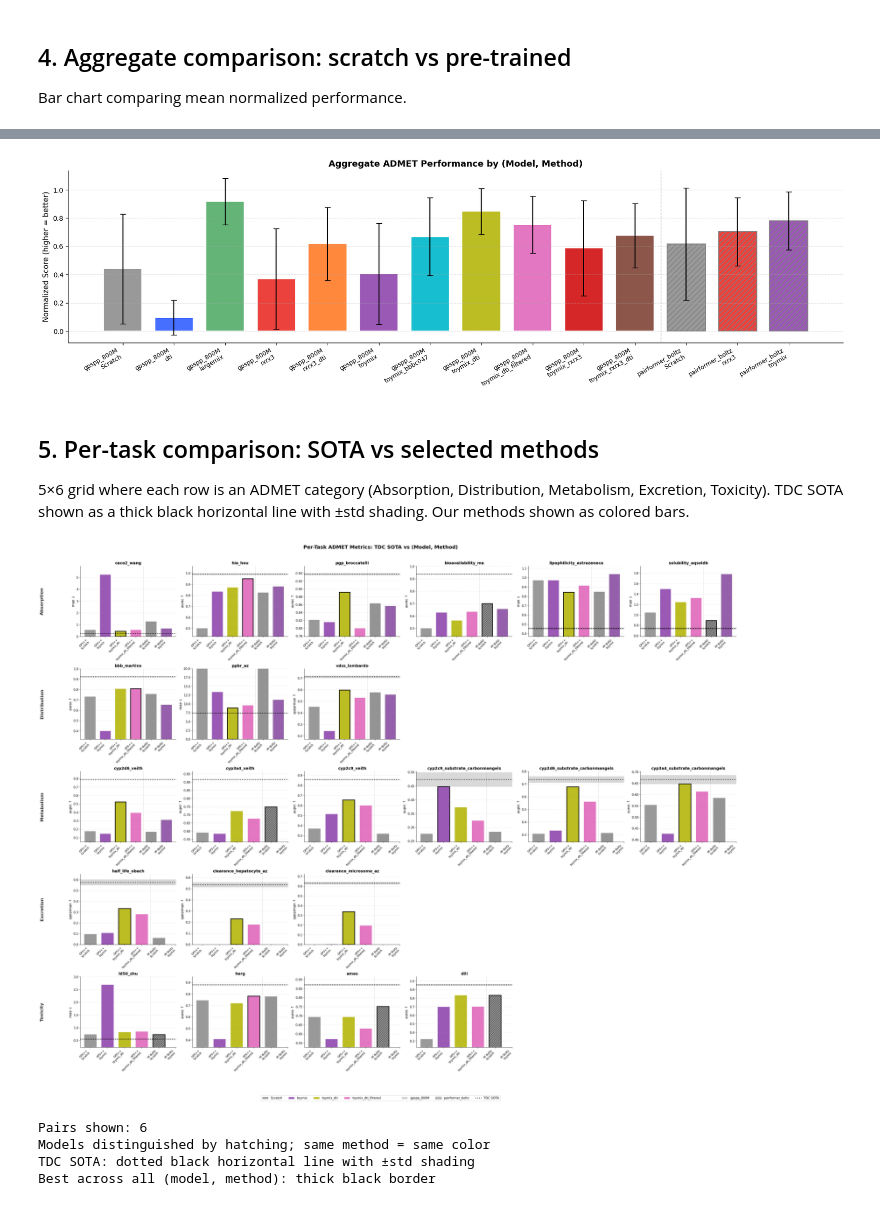
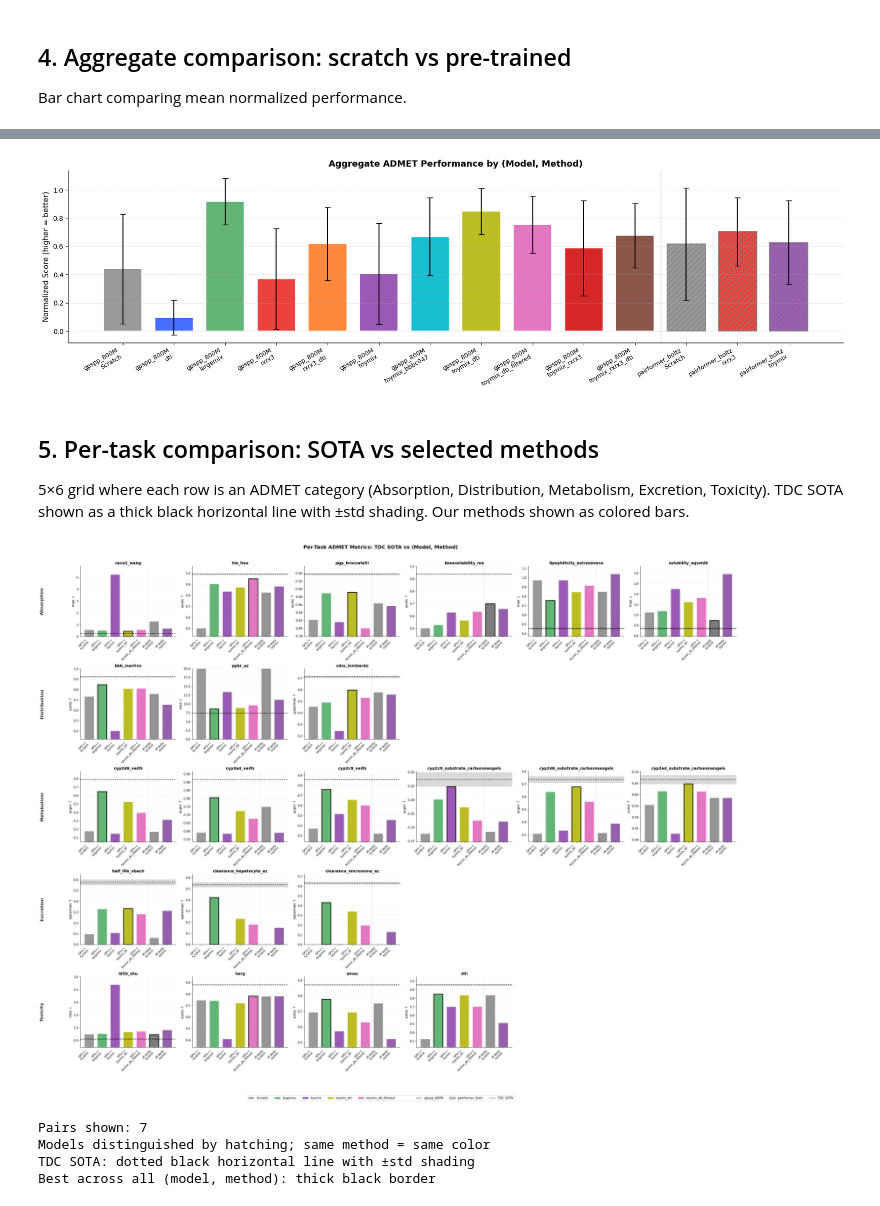
Before and after one commit to seonghyun26/graphium, a Jupyter notebook: notebooks/00_results_dashboard.ipynb, the cells around one changed output, grey strips where cells are left out. Saved outputs shown, nothing was run; the diff lists cells and outputs as text; code cells hidden in the pictures.

Commit message:
upd - pairmixer, configs

```diff
--- a/notebooks/00_results_dashboard.ipynb
+++ b/notebooks/00_results_dashboard.ipynb
@@ -22,6 +22,10 @@ def infer_model_name(row):
     m = str(row.get('model', ''))
     dim = row.get('hidden_dim', 0)
     depth = row.get('gnn_depth', 0)
+    if m == 'pyg:pairmixer':
+        if dim == 384:
+            return 'pairmixer_boltz'
+        return 'pairmixer'
     if m == 'pyg:pairformer':
         if dim == 384:
             return 'pairformer_boltz'
@@ -35,7 +39,7 @@ def infer_model_name(row):
 df['model_name'] = df.apply(infer_model_name, axis=1)
 
 # === Filter: select which model(s) to show ===
-MODELS_TO_SHOW = ['gpspp_800M', 'pairformer_boltz']
+MODELS_TO_SHOW = ['gpspp_800M', 'pairformer_boltz', 'pairmixer_boltz']
 df = df[df['model_name'].isin(MODELS_TO_SHOW)].reset_index(drop=True)
 print(f"After filtering to {MODELS_TO_SHOW}: {len(df)} rows")
 print(f"  model_name counts: {df['model_name'].value_counts().to_dict()}")
@@ -694,18 +698,19 @@ if len(agg_df) > 0 and agg_df['primary_metric'].notna().any():
 else:
     print("No ADMET results to aggregate.")
 # %% [output]
-[figure, old version]
+[figure, new version]
 # %% [markdown]
 ## 5. Per-task comparison: SOTA vs selected methods
 
 5×6 grid where each row is an ADMET category (Absorption, Distribution, Metabolism, Excretion, Toxicity).
 TDC SOTA shown as a thick black horizontal line with ±std shading. Our methods shown as colored bars.
 # %%
-# === Config: select which methods to compare alongside TDC SOTA ===
-# Set to None to auto-include all available methods, or specify a list like:
-# SELECTED_METHODS = ['Scratch', 'toymix', 'toymix_dti']  # or set to None for all
-# SELECTED_METHODS = ['Scratch', 'toymix', 'largemix', 'toymix_dti_filtered','dti', 'rxrx3', 'bbbc047', 'toymix_dti']
-SELECTED_METHODS = ['Scratch', 'toymix', 'toymix_dti_filtered', 'toymix_dti']
+# === Config: select which models and methods to show ===
+# Set to None to auto-include all, or specify a list to filter
+# SELECTED_MODELS = None  # e.g. ['gpspp_800M', 'pairformer_boltz']
+SELECTED_MODELS = ['gpspp_800M', 'pairformer_boltz']
+# SELECTED_METHODS = ['Scratch', 'toymix', 'toymix_dti']
+SELECTED_METHODS = ['Scratch', 'toymix', 'largemix', 'toymix_rxrx3', 'toymix_dti_filtered']
 
 # Per-task y-axis overrides: {task: (ymin, ymax)} — set either to None to auto-compute
 TASK_YLIM_OVERRIDES = {
@@ -721,10 +726,11 @@ if len(admet_df) > 0 and admet_df['primary_metric'].notna().any():
 
     # Build the list of (model, method) pairs to plot
     all_available = sorted(admet_df[['model_name', 'method']].drop_duplicates().apply(tuple, axis=1))
-    if SELECTED_METHODS is None:
-        pairs_to_plot = [(m, meth) for m, meth in all_available]
-    else:
-        pairs_to_plot = [(m, meth) for m, meth in all_available if meth in SELECTED_METHODS]
+    pairs_to_plot = all_available
+    if SELECTED_MODELS is not None:
+        pairs_to_plot = [(m, meth) for m, meth in pairs_to_plot if m in SELECTED_MODELS]
+    if SELECTED_METHODS is not None:
+        pairs_to_plot = [(m, meth) for m, meth in pairs_to_plot if meth in SELECTED_METHODS]
 
     # Sort: by model order, Scratch first within each model
     def pair_sort_key(pair):
@@ -753,8 +759,7 @@ if len(admet_df) > 0 and admet_df['primary_metric'].notna().any():
 
     # Layout: 5 rows (one per ADMET category) × 6 cols
     CATEGORIES_ORDER = ['Absorption', 'Distribution', 'Metabolism', 'Excretion', 'Toxicity']
-    CATEGORY_TASKS = {cat: [t for t in ADMET_TASK_ORDER if TASK_CATEGORY[t] == cat]
-                      for cat in CATEGORIES_ORDER}
+    CATEGORY_TASKS = {cat: [t for t in ADMET_TASK_ORDER if TASK_CATEGORY[t] == cat] for cat in CATEGORIES_ORDER}
 
     fig, axes = plt.subplots(5, 6, figsize=(max(36, n_bars * 2), 28))
     x_pos = np.arange(n_bars)
@@ -807,8 +812,7 @@ if len(admet_df) > 0 and admet_df['primary_metric'].notna().any():
             if sota_mean is not None:
                 _, sota_std, sota_method = TDC_SOTA[task]
                 ax.axhline(y=sota_mean, color='black', linewidth=2.5, linestyle=':', zorder=5)
-                ax.axhspan(sota_mean - sota_std, sota_mean + sota_std,
-                           alpha=0.15, color='black', zorder=1)
+                ax.axhspan(sota_mean - sota_std, sota_mean + sota_std, alpha=0.15, color='black', zorder=1)
 
             # Adjust y-axis limits
             all_finite = vals[np.isfinite(vals)].tolist()
@@ -850,42 +854,38 @@ if len(admet_df) > 0 and admet_df['primary_metric'].notna().any():
                             ha='center', va='center', rotation=90)
 
     # Legend: pretrain dataset colors + model hatching + SOTA line
     legend_handles = []
     # Pretrain dataset colors
     seen_methods = []
     for _, meth in pairs_to_plot:
         if meth not in seen_methods:
             seen_methods.append(meth)
     for meth in seen_methods:
         legend_handles.append(Patch(facecolor=method_colors.get(meth, '#466eff'),
                                     edgecolor='white', label=meth))
     # Separator
     legend_handles.append(Patch(facecolor='none', edgecolor='none', label=''))
     # Model hatching
     for model in MODELS_TO_SHOW:
         h = model_hatches.get(model, '')
         legend_handles.append(Patch(facecolor='#cccccc', hatch=h,
                                     edgecolor='grey' if h else 'white', label=model))
-    legend_handles.append(Line2D([0], [0], color='black', linewidth=2.5,
-                                 linestyle=':', label='TDC SOTA'))
-    fig.legend(handles=legend_handles, loc='lower center',
-               ncol=min(len(legend_handles), 10), fontsize=11,
-               bbox_to_anchor=(0.5, -0.02), frameon=True)
+    legend_handles.append(Line2D([0], [0], color='black', linewidth=2.5, linestyle=':', label='TDC SOTA'))
+    fig.legend(handles=legend_handles, loc='lower center', ncol=min(len(legend_handles), 10), fontsize=11, bbox_to_anchor=(0.5, -0.02), frameon=True)
 
-    fig.suptitle('Per-Task ADMET Metrics: TDC SOTA vs (Model, Method)',
-                 fontsize=18, fontweight='bold')
+    fig.suptitle('Per-Task ADMET Metrics: TDC SOTA vs (Model, Method)', fontsize=18, fontweight='bold')
     plt.tight_layout(rect=[0.03, 0.03, 1, 0.97])
     plt.show()
 
     print(f"\nPairs shown: {len(pairs_to_plot)}")
     print("Models distinguished by hatching; same method = same color")
     print("TDC SOTA: dotted black horizontal line with \u00b1std shading")
     print("Best across all (model, method): thick black border")
 else:
     print("No ADMET results to plot.")
 # %% [output]
-[figure, old version]
+[figure, new version]
-Pairs shown: 6
+Pairs shown: 7
 Models distinguished by hatching; same method = same color
 TDC SOTA: dotted black horizontal line with ±std shading
 Best across all (model, method): thick black border
```
Also changed, not shown: parts of 5 cells of this notebook, 36 other files.
